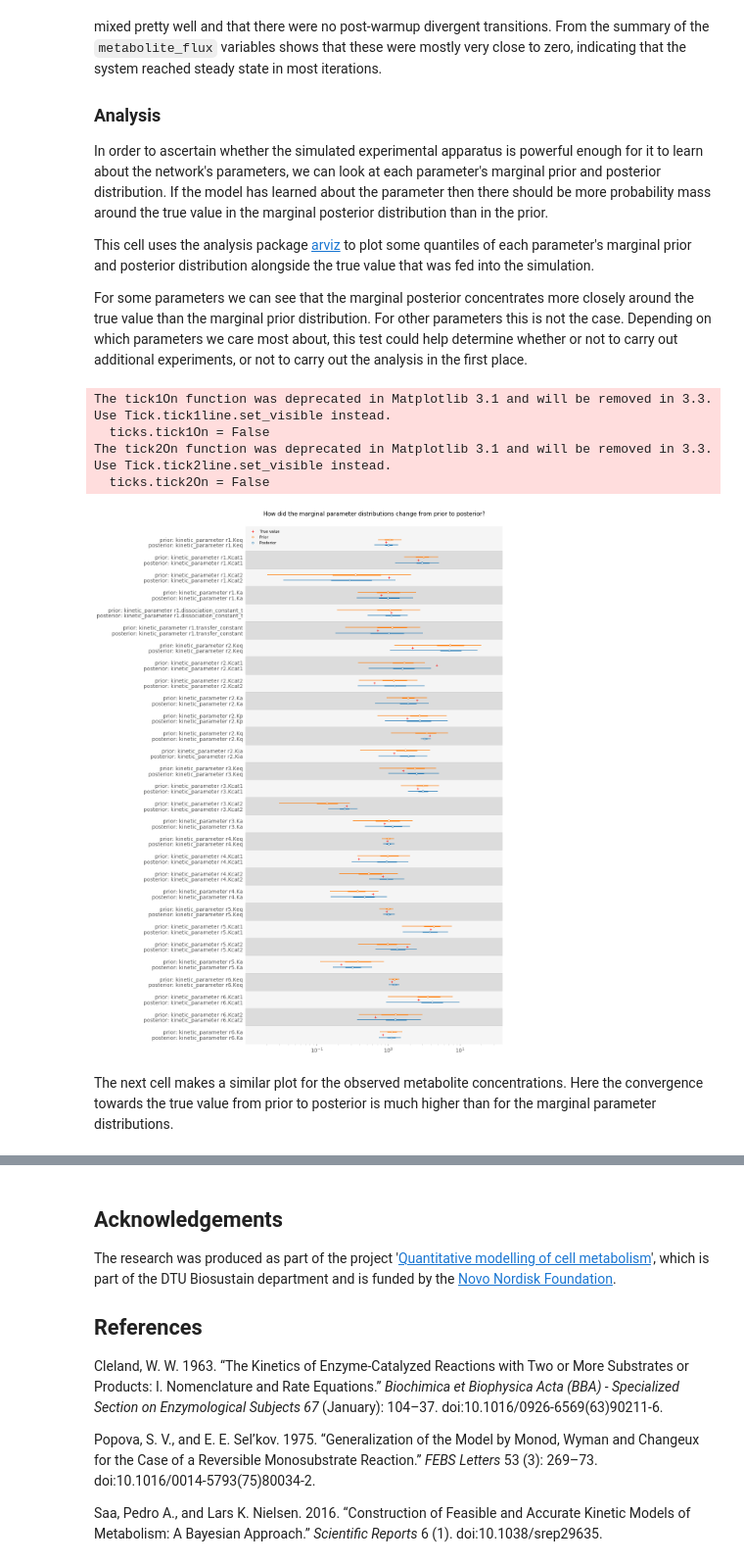
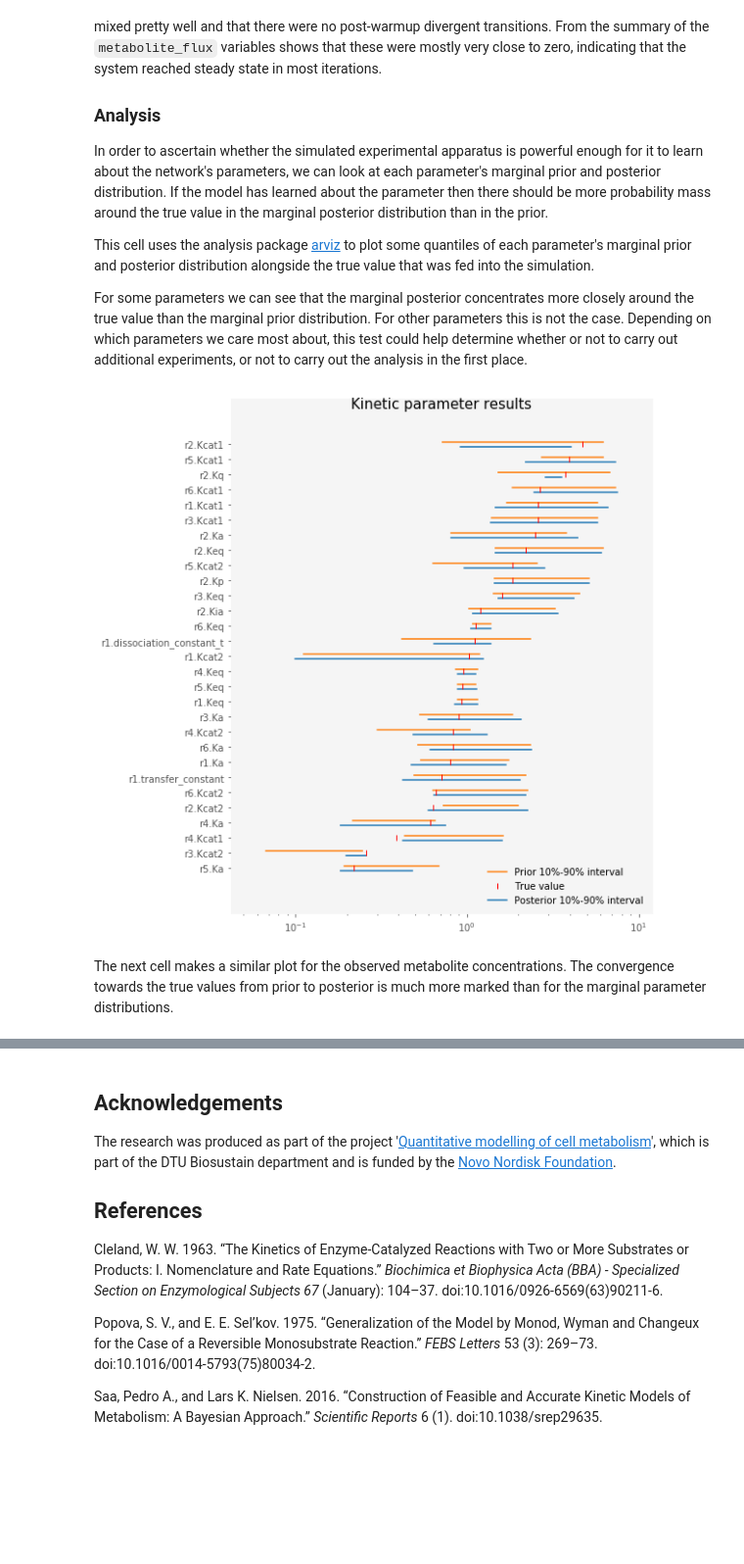
Before and after one commit to teddygroves/stancon_2019_metabolic_network_notebook, a Jupyter notebook: Modelling networks of metabolic reactions with Stan.ipynb, the cells around one changed output, grey strips where cells are left out. Shown at 98% size. Saved outputs shown, nothing was run; the diff lists cells and outputs as text; code cells hidden in the pictures; blank space fills up the shorter version.

```diff
--- a/Modelling networks of metabolic reactions with Stan.ipynb
+++ b/Modelling networks of metabolic reactions with Stan.ipynb
@@ -559,28 +559,49 @@ In order to ascertain whether the simulated experimental apparatus is powerful e
 This cell uses the analysis package [arviz](https://arviz-devs.github.io/arviz/index.html) to plot some quantiles of each parameter's marginal prior and posterior distribution alongside the true value that was fed into the simulation.
 
 For some parameters we can see that the marginal posterior concentrates more closely around the true value than the marginal prior distribution. For other parameters this is not the case. Depending on which parameters we care most about, this test could help determine whether or not to carry out additional experiments, or not to carry out the analysis in the first place.
-# %%
-f, [ax] = arviz.plot_forest(
-    [infd_prior, infd_posterior],
-    combined=True,
-    model_names=['prior', 'posterior'],
-    var_names=['kinetic_parameter'],
-    figsize=[15, 20],
-    colors=['tab:orange', 'tab:blue']
-)
-t = ax.set_title('How did the marginal parameter distributions change from prior to posterior?', fontsize=15)
-lines = [l for axis in f.axes for l in axis.get_lines()]
-for l, true_value in zip(lines[::-2], rn.kinetic_parameters['true_value'].tolist()):
-    y = l.get_ydata()[0] - 1.15
-    p = ax.plot(true_value, y, '+', color='r')
-ax.legend([p[0], lines[1], lines[0]], ['True value', 'Prior', 'Posterior'], frameon=False, loc='upper left')
-ax.semilogx()
-plt.show()
-# %% [output]
-The tick1On function was deprecated in Matplotlib 3.1 and will be removed in 3.3. Use Tick.tick1line.set_visible instead.
-  ticks.tick1On = False
-The tick2On function was deprecated in Matplotlib 3.1 and will be removed in 3.3. Use Tick.tick2line.set_visible instead.
-  ticks.tick2On = False
-[figure, removed]
+# %%
+from matplotlib.ticker import MultipleLocator
+
+def get_quantile_series(q, arviz_object, param):
+    return arviz_object[param].quantile(q, dim=['chain', 'draw']).to_series()
+
+true_kp_values = (
+    rn.kinetic_parameters
+    .assign(label=lambda df:
+            df['label'].str.replace('_', '.', n=1).str.replace('_M4', ''))
+    .set_index('label')
+    ['true_value']
+)
+
+kp_quantiles = pd.DataFrame({
+    'prior_low': get_quantile_series(0.1, infd_prior.posterior, 'kinetic_parameter'),
+    'prior_high': get_quantile_series(0.9, infd_prior.posterior, 'kinetic_parameter'),
+    'posterior_low': get_quantile_series(0.1, infd_posterior.posterior, 'kinetic_parameter'),
+    'posterior_high': get_quantile_series(0.9, infd_posterior.posterior, 'kinetic_parameter')
+}).join(true_kp_values).sort_values('true_value')
+
+f, ax = plt.subplots(figsize=[8, 10])
+ax.yaxis.set_major_locator(MultipleLocator(1.0))
+ax.set_yticks(range(len(kp_quantiles)))
+ax.set_yticklabels(kp_quantiles.index.values.tolist())
+
+for i, (par_name, row) in enumerate(kp_quantiles.iterrows()):
+    prior_y = i + 0.15
+    posterior_y = i - 0.15
+    prior_range = [row['prior_low'], row['prior_high']]
+    posterior_range = [row['posterior_low'], row['posterior_high']]
+
+    prior_range_plot = ax.plot(prior_range, [prior_y, prior_y], color='tab:orange')
+    posterior_range_plot = ax.plot(posterior_range, [posterior_y, posterior_y], color='tab:blue')
+    true_value_plot = ax.plot(row['true_value'], i, '|', color='r')
+
+ax.semilogx()
+legend = ax.legend([prior_range_plot[0], true_value_plot[0], posterior_range_plot[0]],
+                   ['Prior 10%-90% interval', 'True value', 'Posterior 10%-90% interval'],
+                   frameon=False, loc='lower right')
+
+title = ax.set_title('Kinetic parameter results', fontsize=15, y=0.93)
+# %% [output]
+[figure, added]
 # %% [markdown]
-The next cell makes a similar plot for the observed metabolite concentrations. Here the convergence towards the true value from prior to posterior is much higher than for the marginal parameter distributions.
+The next cell makes a similar plot for the observed metabolite concentrations. The convergence towards the true values from prior to posterior is much more marked than for the marginal parameter distributions.
```
Also changed, not shown: parts of 7 cells of this notebook.
